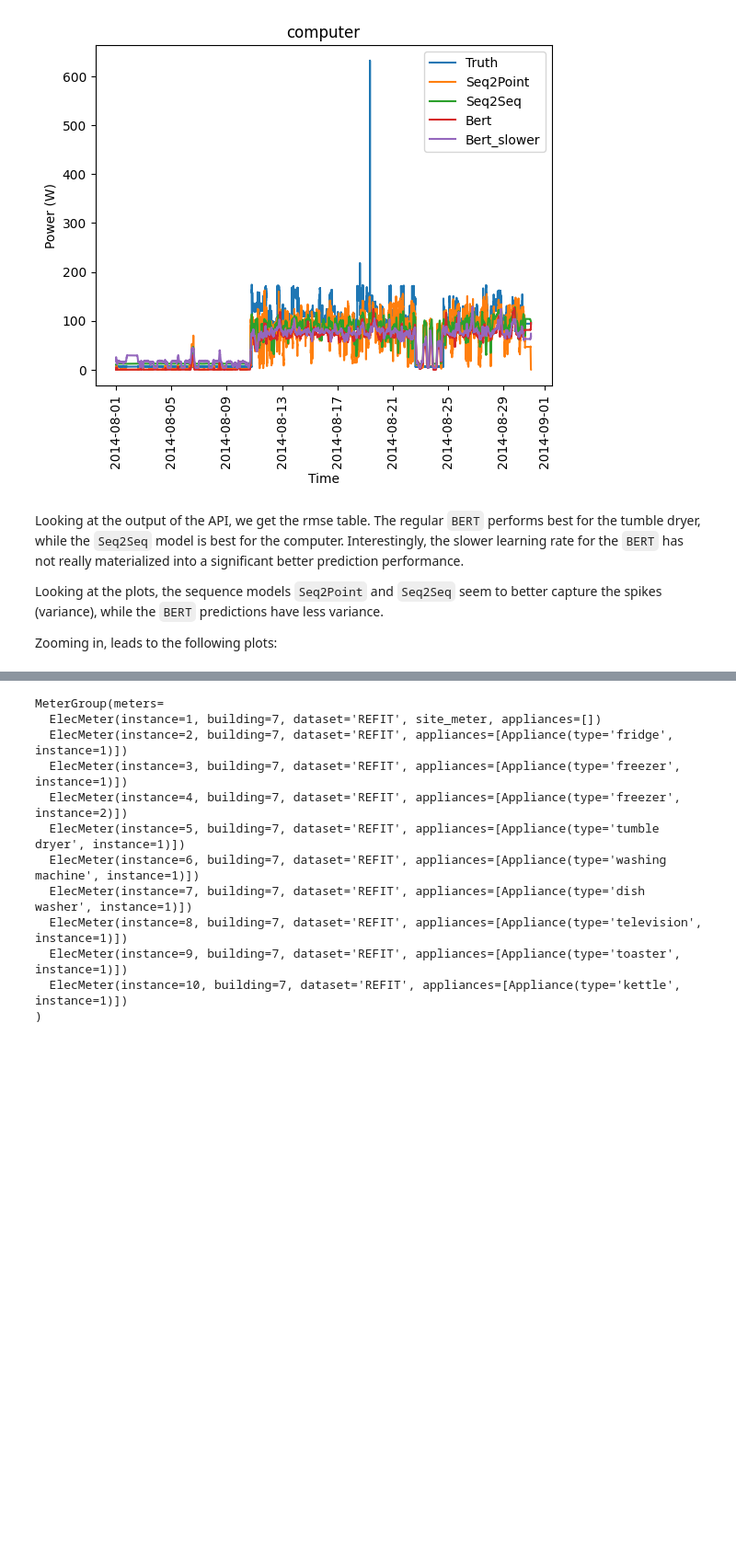
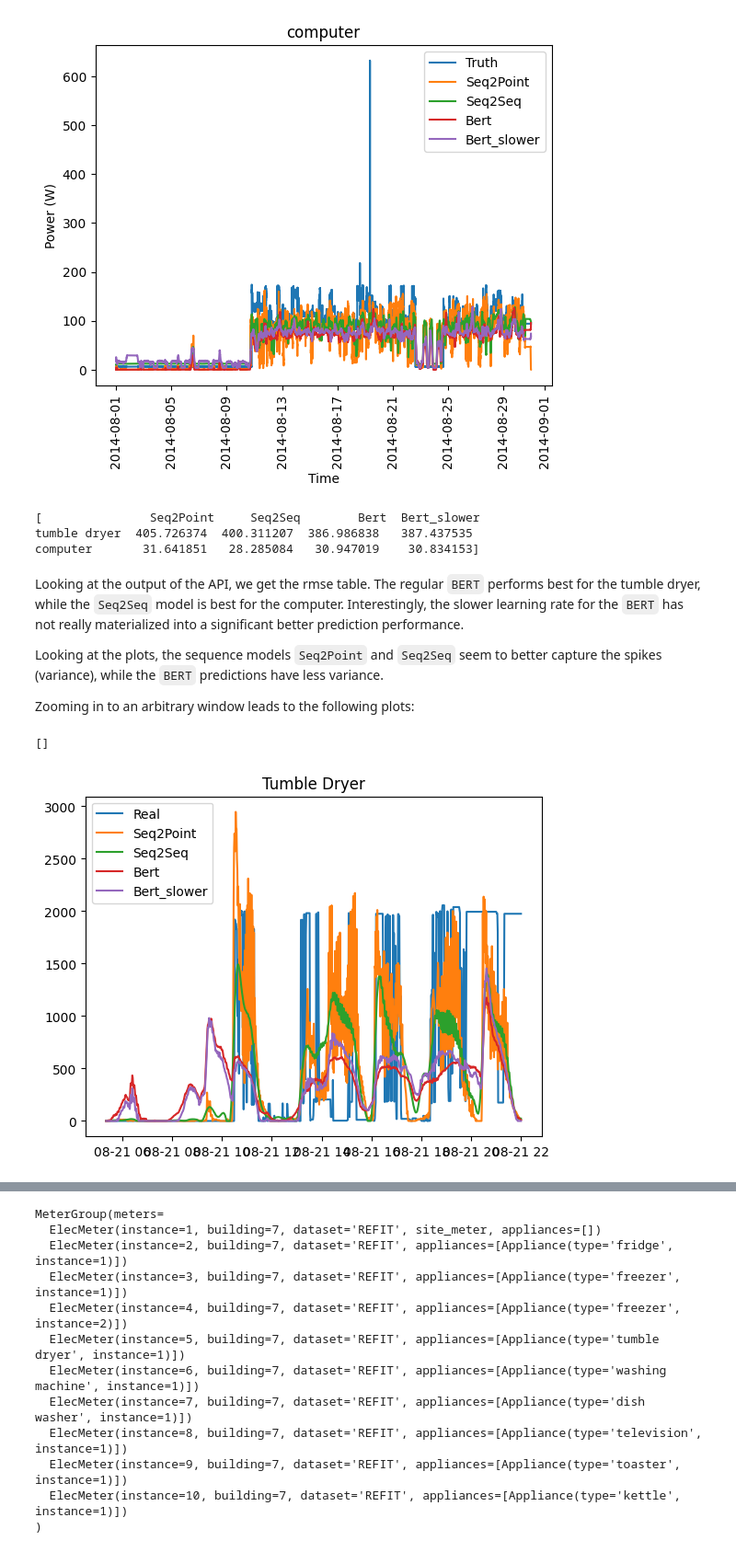
Before and after one commit to johannesgl4d0s/case_study, a Jupyter notebook: CaseStudy1_ml.ipynb, the cells around one changed output, grey strips where cells are left out. Shown at 92% size. Saved outputs shown, nothing was run; the diff lists cells and outputs as text; code cells hidden in the pictures; blank space fills up the shorter version.

Commit message:
updated plots

```diff
--- a/CaseStudy1_ml.ipynb
+++ b/CaseStudy1_ml.ipynb
@@ -1043,9 +1047,33 @@ tumble dryer  405.726374  400.311207  386.986838   387.437535
 computer       31.641851   28.285084   30.947019    30.834153
 [figure]
 [figure]
+# %%
+with open(f"{data_path}/building5.joblib", "rb") as f:
+    results = joblib.load(f)
+print(results["errors"])
+# %% [output]
+[               Seq2Point     Seq2Seq        Bert  Bert_slower
+tumble dryer  405.726374  400.311207  386.986838   387.437535
+computer       31.641851   28.285084   30.947019    30.834153]
 # %% [markdown]
 Looking at the output of the API, we get the rmse table. The regular `BERT` performs best for the tumble dryer, while the `Seq2Seq` model is best for the computer. Interestingly, the slower learning rate for the `BERT` has not really materialized into a significant better prediction performance.
 
 Looking at the plots, the sequence models `Seq2Point` and `Seq2Seq` seem to better capture the spikes (variance), while the `BERT` predictions have less variance.
 
-Zooming in, leads to the following plots:
+Zooming in to an arbitrary window leads to the following plots:
+# %%
+a = 29000
+b = 30000
+col = 0   # Tumble Dryer
+
+plt.plot(results["test_submeters"][col][1][0][a:b], label = "Real")
+plt.plot(results["pred_overall"]["Seq2Point"].iloc[a:b,col], label = "Seq2Point")
+plt.plot(results["pred_overall"]["Seq2Seq"].iloc[a:b,col], label = "Seq2Seq")
+plt.plot(results["pred_overall"]["Bert"].iloc[a:b,col], label = "Bert")
+plt.plot(results["pred_overall"]["Bert_slower"].iloc[a:b,col], label = "Bert_slower")
+plt.title("Tumble Dryer")
+plt.legend()
+plt.plot()
+# %% [output]
+[]
+[figure, added]
```
Also changed, not shown: parts of 15 cells of this notebook.
